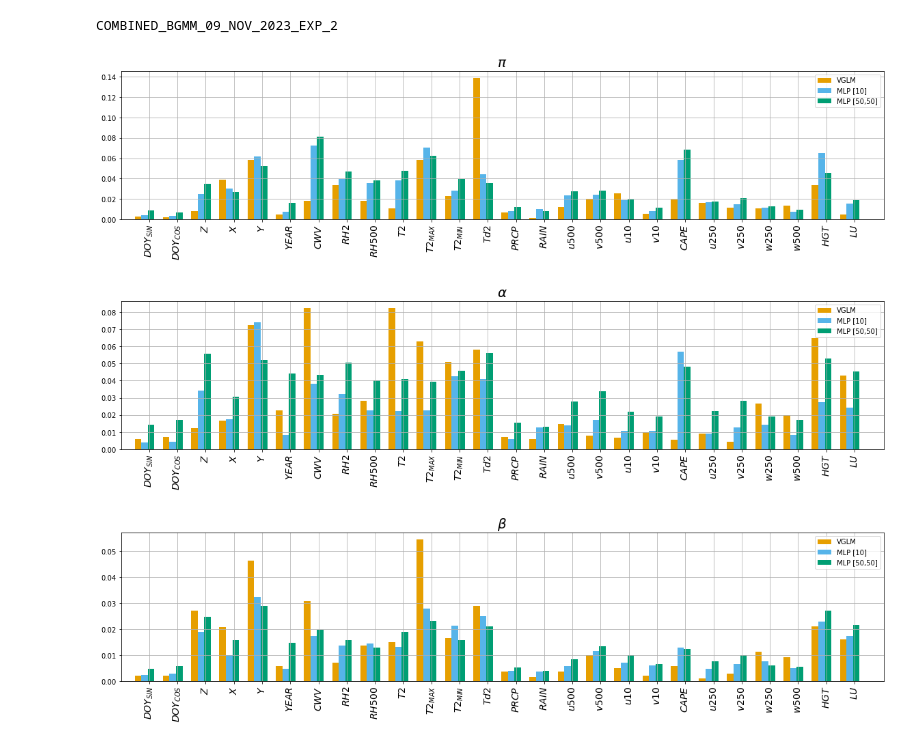
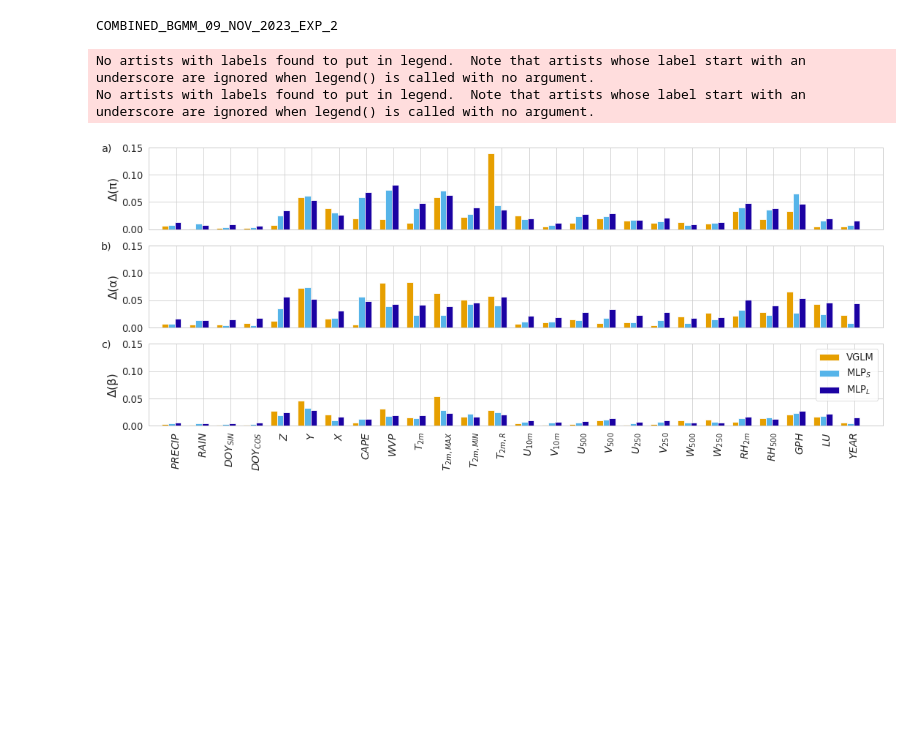
Before and after one commit to mgironamata/upper-indus-prec-bc, a Jupyter notebook: importance_analysis.ipynb, the cells around one changed output. Drawn from its saved outputs; the diff is of its cells as text; code cells hidden in the pictures; blank space fills up the shorter version.

```diff
--- a/importance_analysis.ipynb
+++ b/importance_analysis.ipynb
@@ -68,7 +68,7 @@ create_k_all_importance(importance, CONFIG)
 color_dict = {
         0: '#E69F00',  # Orange
         1: '#56B4E9',  # Sky Blue
-        2: '#009E73',  # Bluish Green
+        2: '#1B02A3',  # Dark Blue
         3: '#F0E442',  # Yellow
         4: '#0072B2',  # Blue
         5: '#D55E00',  # Vermilion
@@ -76,5 +76,17 @@ color_dict = {
         7: '#999999',  # Grey
         # Add more colors if needed
     }
+
+# color_dict = {
+#     0: '#0072B2',  # Blue
+#     1: '#E69F00',  # Orange
+#     2: '#009E73',  # Green
+# }
+
+# color_dict = {
+#     0: '#1B9E77',  # Teal
+#     1: '#E69F00',  # Orange
+#     2: '#56B4E9',  # Sky Blue
+# }
 # %%
 # Helper method to print importances and visualize distribution
@@ -162,14 +195,24 @@ def plot_multiple_bars(importances, feature_names, title='Average feature import
 # visualize_importances(CONFIG.predictors, importance['MLP_[50, 50]_bgmm_B=128_D=0']['k_all']['2'])
 # %%
 # k = '1'
-for k, label in zip(['0','1','2'],[r'$\pi$',r'$\alpha$',r'$\beta$']):
+
+import seaborn as sns
+sns.set_style('whitegrid')
+# paper style
+sns.set_context("paper", font_scale=1.5)
+
+fig, axes = plt.subplots(3,1,figsize=(18,7))
+for idx, (k, label, flag, l) in enumerate(zip(['0','1','2'],[pi, alpha, beta],[False, False, True],['a)','b)','c)'])):
+
     plot_multiple_bars([abs(importance['VGLM_[]_bgmm_B=32_D=0_RN=0']['k_all'][k]),
                         abs(importance['MLP_[10]_bgmm_B=32_D=0_RN=0']['k_all'][k]),
                         abs(importance['MLP_[50, 50]_bgmm_B=32_D=0_RN=0']['k_all'][k]),
-#                         abs(importance['SimpleRNN_[10]_bgmm_B=32_D=0_RN=0']['k_all'][k]),
-#                         abs(importance['SimpleRNN_[50, 50]_bgmm_B=32_D=0_RN=0']['k_all'][k]),
-                       ], CONFIG.predictors, legend_items=['VGLM','MLP [10]','MLP [50,50]','RNN [10]','RNN [50,50]'], title=label)
+                        ], CONFIG.predictors,
+                       legend_items=['VGLM','$\mathrm{MLP}_S$','$\mathrm{MLP}_L$','RNN [10]','RNN [50,50]'],
+                       title=label, plot_x_labels=flag, label=l, ax=axes[idx])
+plt.savefig('figures/importances.png', dpi=400)
+plt.show()
 # %% [output]
+No artists with labels found to put in legend.  Note that artists whose label start with an underscore are ignored when legend() is called with no argument.
+No artists with labels found to put in legend.  Note that artists whose label start with an underscore are ignored when legend() is called with no argument.
-[figure, old version]
+[figure, new version]
-[figure, removed]
-[figure, removed]
```
Also changed, not shown: parts of 4 cells of this notebook, 6 other files.
